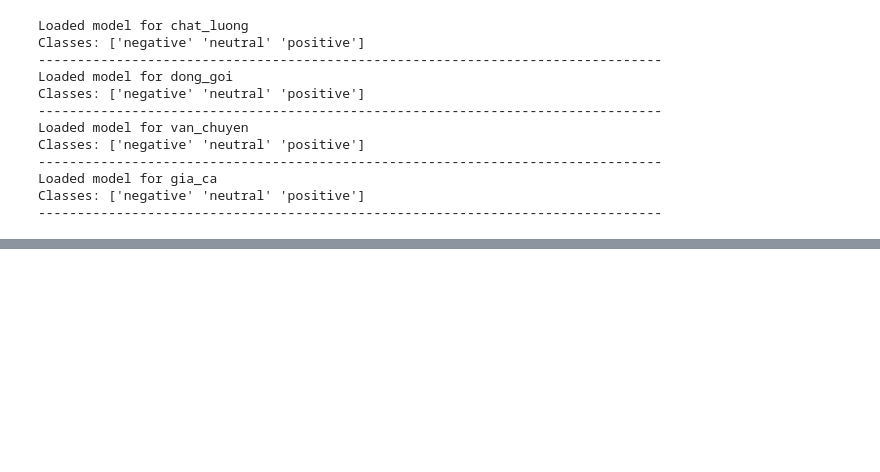
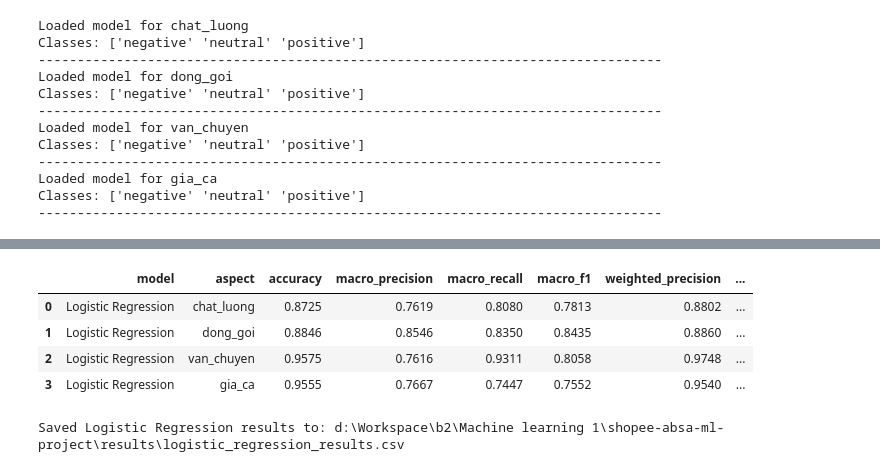
Before and after one commit to van2703/ABSA, a Jupyter notebook: notebooks/02_main_model_logistic_regression.ipynb, the cells around one changed output, grey strips where cells are left out. Saved outputs shown, nothing was run; the diff lists cells and outputs as text; code cells hidden in the pictures; blank space fills up the shorter version.

```diff
--- a/notebooks/02_main_model_logistic_regression.ipynb
+++ b/notebooks/02_main_model_logistic_regression.ipynb
@@ -803,0 +1012,30 @@ Classes: ['negative' 'neutral' 'positive']
+# %%
+metric_columns = [
+    "accuracy",
+    "macro_precision",
+    "macro_recall",
+    "macro_f1",
+    "weighted_precision",
+    "weighted_recall",
+    "weighted_f1"
+]
+
+lr_results_df[metric_columns] = lr_results_df[metric_columns].round(4)
+
+lr_results_df
+# %% [output]
+|  | model | aspect | accuracy | macro_precision | macro_recall | macro_f1 | weighted_precision | ... |
+| 0 | Logistic Regression | chat_luong | 0.8725 | 0.7619 | 0.8080 | 0.7813 | 0.8802 | ... |
+| 1 | Logistic Regression | dong_goi | 0.8846 | 0.8546 | 0.8350 | 0.8435 | 0.8860 | ... |
+| 2 | Logistic Regression | van_chuyen | 0.9575 | 0.7616 | 0.9311 | 0.8058 | 0.9748 | ... |
+| 3 | Logistic Regression | gia_ca | 0.9555 | 0.7667 | 0.7447 | 0.7552 | 0.9540 | ... |
+# %%
+lr_results_df.to_csv(
+    LR_RESULTS_PATH,
+    index=False,
+    encoding="utf-8-sig"
+)
+
+print("Saved Logistic Regression results to:", LR_RESULTS_PATH)
+# %% [output]
+Saved Logistic Regression results to: d:\Workspace\b2\Machine learning 1\shopee-absa-ml-project\results\logistic_regression_results.csv
```
Also changed, not shown: parts of 21 cells of this notebook, 12 other files.
